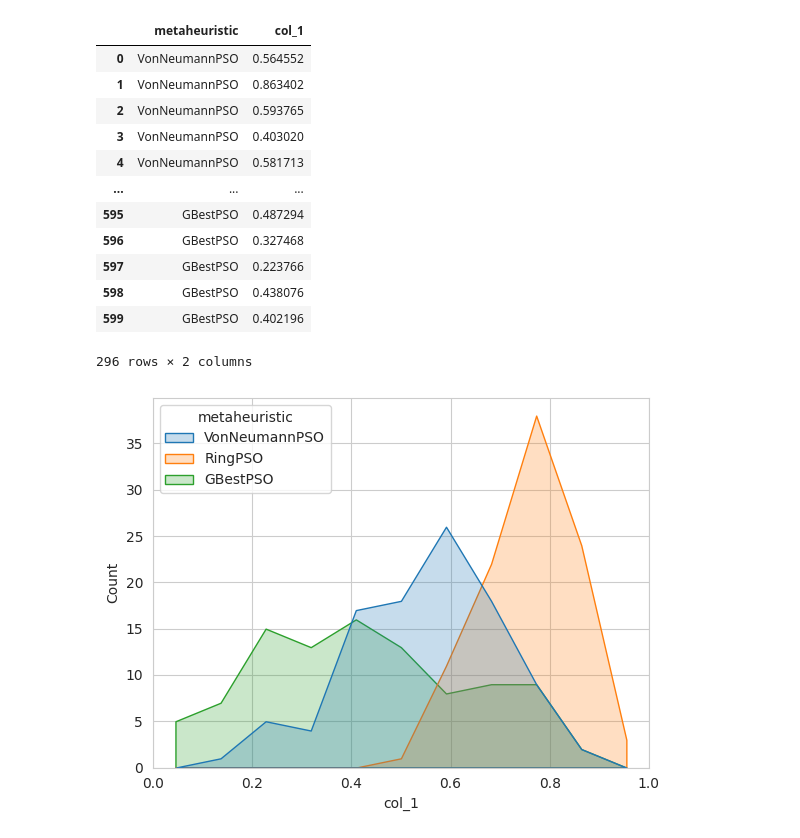
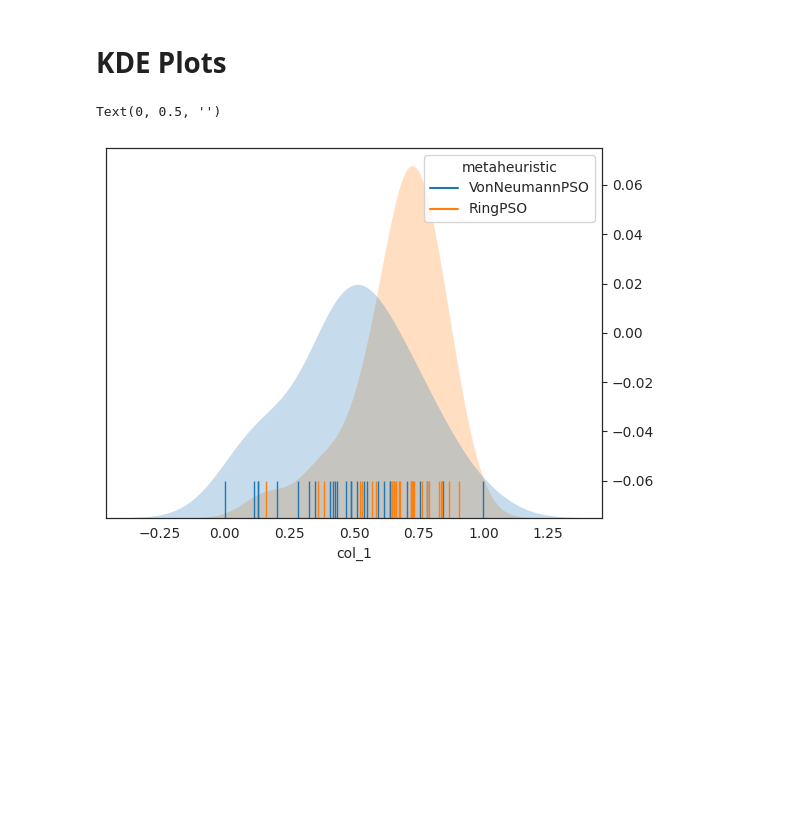
Before and after one commit to runrunLauren/behavioural_benchmarking, a Jupyter notebook: behavioural_benchmark/temp.ipynb, the cells around one changed output. Saved outputs shown, nothing was run; the diff lists cells and outputs as text; code cells hidden in the pictures; blank space fills up the shorter version.

```diff
--- a/behavioural_benchmark/temp.ipynb
+++ b/behavioural_benchmark/temp.ipynb
@@ -1,8 +1,10 @@
 # %%
 import pandas as pd
 import os
+import numpy as np
 import matplotlib.pyplot as plt
 import seaborn as sns
 from behavioural_benchmark.visualisation import Visualisation
+sns.set_style("white")
 # %%
-results = pd.read_csv("../../Results/characteristicTest/results.csv", names=["experiment", "dim", "population_size", "iterations", "function", "metaheuristic", "control_params"] + [f"col_{i}" for i in range(26)])
+results = pd.read_csv("../results.csv", names=["experiment", "dim", "population_size", "iterations", "function", "metaheuristic", "control_params"] + [f"col_{i}" for i in range(26)])
@@ -9,27 +21,21 @@ results = pd.read_csv("../../Results/characteristicTest/results.csv", names=["ex
 # %%
 vis = Visualisation(results)
 # %%
-columns = ['col_1']
-metaheuristics = ['VonNeumannPSO', 'RingPSO', 'GBestPSO']
+columns = ['col_1', 'col_2', 'col_3']
+metaheuristics = ['VonNeumannPSO', 'RingPSO']#, 'GBestPSO']
 function = ['Weierstrass']
 filter = {"metaheuristic": metaheuristics, "function": function}
 # %%
-vis.__prep_data__(columns=columns, filters=filter, exclude_outliers=True, normalise=True)
+prepped_data = vis.__prep_data__(columns=columns, filters=filter, exclude_outliers=True, normalise=True)
-# %% [output]
-|  | metaheuristic | col_1 |
-| 0 | VonNeumannPSO | 0.564552 |
-| 1 | VonNeumannPSO | 0.863402 |
-| 2 | VonNeumannPSO | 0.593765 |
-| 3 | VonNeumannPSO | 0.403020 |
-| 4 | VonNeumannPSO | 0.581713 |
-| ... | ... | ... |
-| 595 | GBestPSO | 0.487294 |
-| 596 | GBestPSO | 0.327468 |
-| 597 | GBestPSO | 0.223766 |
-| 598 | GBestPSO | 0.438076 |
-| 599 | GBestPSO | 0.402196 |
-296 rows × 2 columns
+# %% [markdown]
+# KDE Plots
 # %%
-vis.cartesian_visualisation(columns=columns, filters=filter, exclude_outliers=True, normalise=True)
+fig, ax = plt.subplots()
+ax2 = ax.twinx()
+sns.kdeplot(x='col_1', data=prepped_data, hue='metaheuristic', fill=True, ax=ax, linewidth=0, legend=False)
+sns.rugplot(x='col_1', data=prepped_data, hue='metaheuristic', ax=ax2, legend=True, height=0.1, clip_on=True)
+ax.set_yticks([])
+ax.set_ylabel('')
 # %% [output]
+Text(0, 0.5, '')
-[figure, old version]
+[figure, new version]
```
Also changed, not shown: parts of 6 cells of this notebook, 2 other files.
